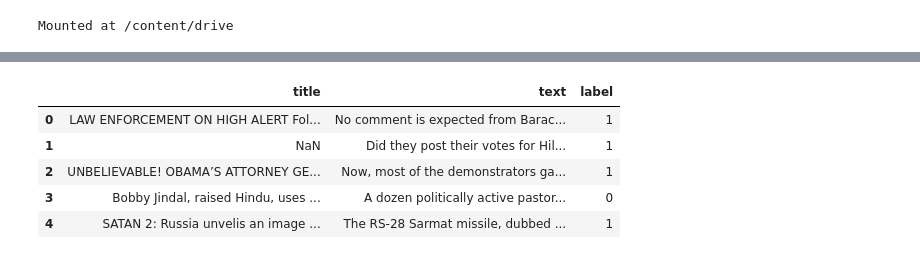
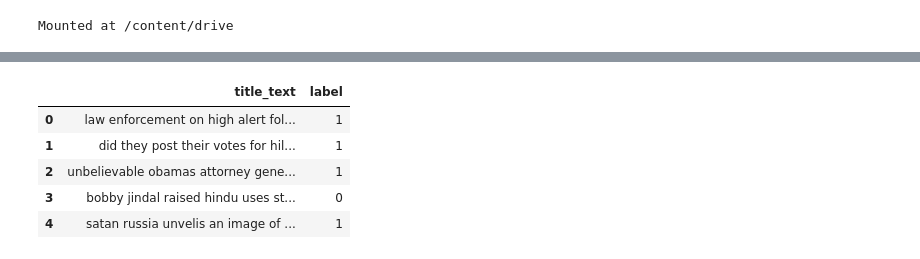
Before and after one commit to KunjBhesaniya10/CS240-Project, a Jupyter notebook: Project_Files/preprocess.ipynb, the cells around one changed output, grey strips where cells are left out. Cells and saved outputs as stored; diff of their text form; code cells hidden in the pictures.

Commit message:
preprocess half way

```diff
--- a/Project_Files/preprocess.ipynb
+++ b/Project_Files/preprocess.ipynb
@@ -6,3 +9,7 @@ from google.colab import drive
 drive.mount('/content/drive')
 # %% [output]
 Mounted at /content/drive
+# %%
+data = pd.read_csv('/content/drive/MyDrive/Colab Notebooks/CS240-Project/WELFake_Dataset.csv',index_col=0)
+print(data.info())
+data = data.fillna('')
@@ -9,11 +28,25 @@ Mounted at /content/drive
 # %%
-data = pd.read_csv('/content/drive/MyDrive/Colab Notebooks/CS240-Project/WELFake_Dataset.csv',index_col=0)
+def preprocess_data(data):
+  ''' removing punctuations, deleting alphanumeric characters, converting uppercase characters to lowercase. '''
+
+  data['title_text'] = data['title'] +' '+ data['text']
+
+  data['title_text'] = data['title_text'].astype(str).str.lower()
+  data['title_text'] = data['title_text'].str.replace(r'http\S+|www\S+', '', regex=True)
+
+  data['title_text'] = data['title_text'].str.replace(r'#\w+', '', regex=True)
+  data['title_text'] = data['title_text'].str.replace(r'@\w+', '', regex=True)
+  data['title_text'] = data['title_text'].str.replace(r'\S*\*\S*', '', regex=True)
+  data['title_text'] = data['title_text'].str.replace(r'\n', ' ', regex=True)
+  data['title_text'] = data['title_text'].str.replace(r'[\n\r\t]', ' ', regex=True)
+
+  # Remove weird non-printable hex characters like \x9c
+  data['title_text'] = data['title_text'].apply(lambda x: re.sub(r'\p{P}+', '', x))
+  data['title_text'] = data['title_text'].apply(lambda x: re.sub(r'[\x00-\x1f\x7f-\x9f]', '', x))
+  data['title_text'] = data['title_text'].str.replace(r'\w*\d\w*', '', regex=True)
+
+  data = data.drop(['title','text'],axis=1)
+  return data
+
+tmp_data = data.copy()
+preprocessed_data = preprocess_data(tmp_data)
-# %%
-data[:5]
-# %% [output]
-|  | title | text | label |
-| 0 | LAW ENFORCEMENT ON HIGH ALERT Fol... | No comment is expected from Barac... | 1 |
-| 1 | NaN | Did they post their votes for Hil... | 1 |
-| 2 | UNBELIEVABLE! OBAMA’S ATTORNEY GE... | Now, most of the demonstrators ga... | 1 |
-| 3 | Bobby Jindal, raised Hindu, uses ... | A dozen politically active pastor... | 0 |
-| 4 | SATAN 2: Russia unvelis an image ... | The RS-28 Sarmat missile, dubbed ... | 1 |
@@ -27,0 +53,10 @@ def preprocess_data(data):
+# %%
+preprocessed_data = preprocessed_data[['title_text','label']]
+preprocessed_data.head()
+# %% [output]
+|  | title_text | label |
+| 0 | law enforcement on high alert fol... | 1 |
+| 1 | did they post their votes for hil... | 1 |
+| 2 | unbelievable obamas attorney gene... | 1 |
+| 3 | bobby jindal raised hindu uses st... | 0 |
+| 4 | satan russia unvelis an image of ... | 1 |
```
Also changed, not shown: parts of 10 cells of this notebook.
